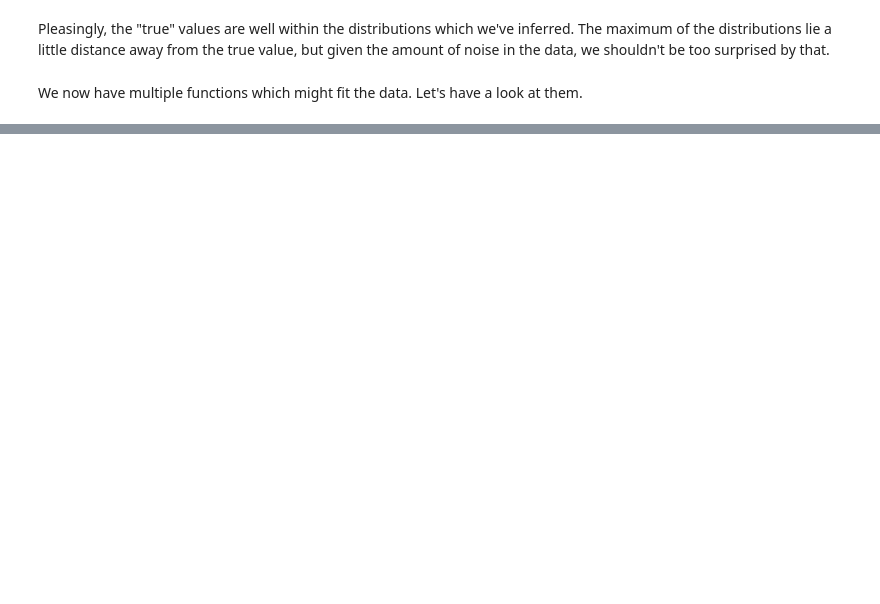
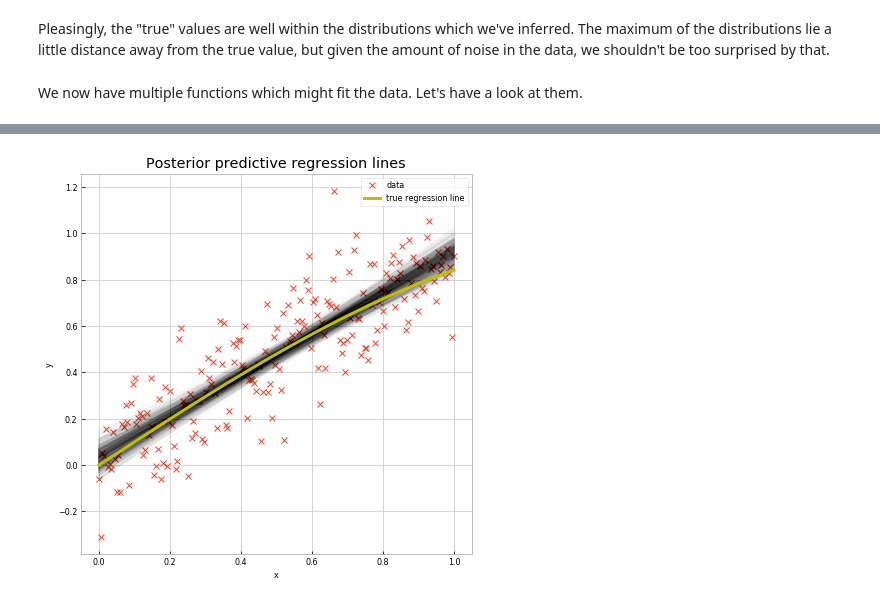
Before and after one commit to transientlunatic/gp-tutorial, a Jupyter notebook: chapters/1. Introduction.ipynb, the cells around one changed output, grey strips where cells are left out. Drawn from its saved outputs; the diff is of its cells as text; code cells hidden in the pictures; blank space fills up the shorter version.

```diff
--- a/chapters/1. Introduction.ipynb
+++ b/chapters/1. Introduction.ipynb
@@ -154,0 +182,8 @@ The inferred functions all sit fairly close together, but rather than having one
+# %%
+with Model() as model: # model specifications in PyMC3 are wrapped in a with-statement
+    # Define priors
+    intercept = Normal('c', 0, sd=20)
+    slope = Normal('m', 0, sd=20)
+
+    # Define likelihood
+    likelihood = Normal('y', mu=intercept + slope * x, observed=y, sd=np.std(y))
@@ -154,0 +199,18 @@ The inferred functions all sit fairly close together, but rather than having one
+# %%
+plt.figure(figsize=(7, 7))
+plt.plot(x, y, 'x', label='data')
+
+for i in range(1000):
+    f = trace['m'][i] * x + trace['c'][i]
+    plt.plot(x, f, color='k', alpha=0.01)
+
+plt.plot(x, true_regression_line, label='true regression line', lw=3., c='y')
+
+
+
+plt.title('Posterior predictive regression lines')
+plt.legend(loc=0)
+plt.xlabel('x')
+plt.ylabel('y');
+# %% [output]
+[figure, added]
```
Also changed, not shown: parts of 16 cells of this notebook.
